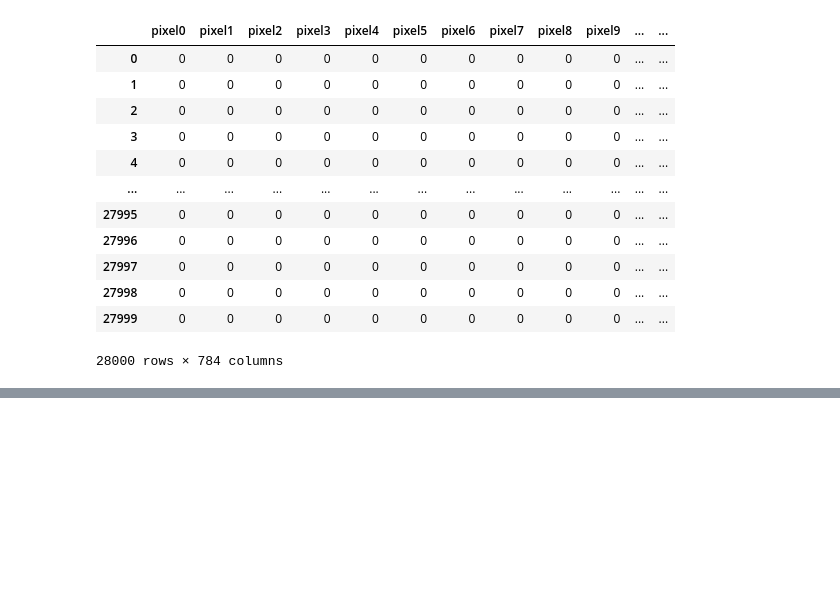
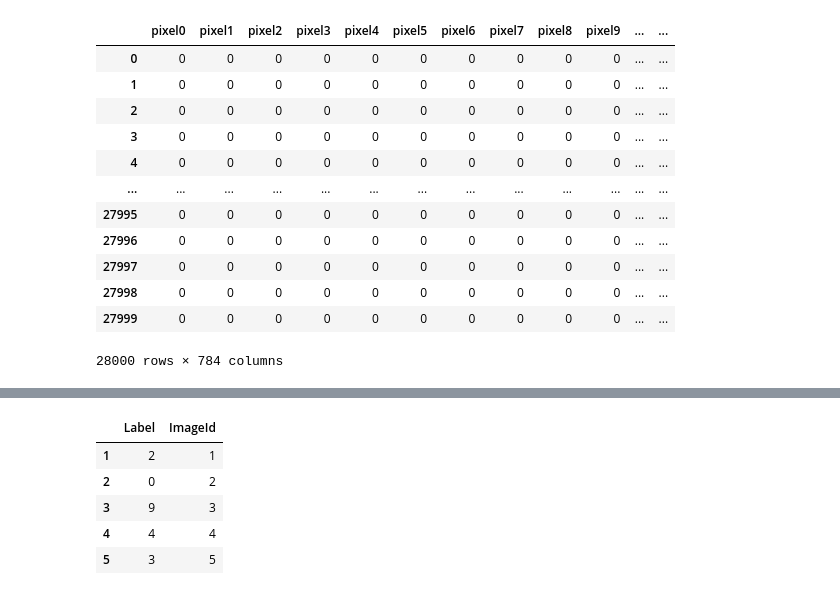
Before and after one commit to philipwalsh/digitrecognizer, a Jupyter notebook: knn-test.ipynb, the cells around one changed output, grey strips where cells are left out. Cells and saved outputs as stored; diff of their text form; code cells hidden in the pictures; blank space fills up the shorter version.

```diff
--- a/knn-test.ipynb
+++ b/knn-test.ipynb
@@ -249,3 +263,3 @@ pred_rf.head()
 # %%
-submission_df = pred_rf['ascii'].apply(ascii_to_char)
+submission_df = pd.DataFrame(pred_rf['ascii'].apply(ascii_to_char))
 submission_df.head()
@@ -252,6 +273,16 @@ submission_df.head()
 # %%
 submission_df.index += 1
-submission_df['ImigeId'] = df.index
-submission_df.head()
+# %%
+submission_df['ImageId'] = submission_df.index
+# %%
+submission_df.columns=['Label','ImageId']
+submission_df.head()
+# %% [output]
+|  | Label | ImageId |
+| 1 | 2 | 1 |
+| 2 | 0 | 2 |
+| 3 | 9 | 3 |
+| 4 | 4 | 4 |
+| 5 | 3 | 5 |
 # %%
 submission_df[['ImageId','Label']].to_csv('excluded/knn-test-submission.csv',index=False)
```
Also changed, not shown: parts of 3 cells of this notebook, 1 other file.
